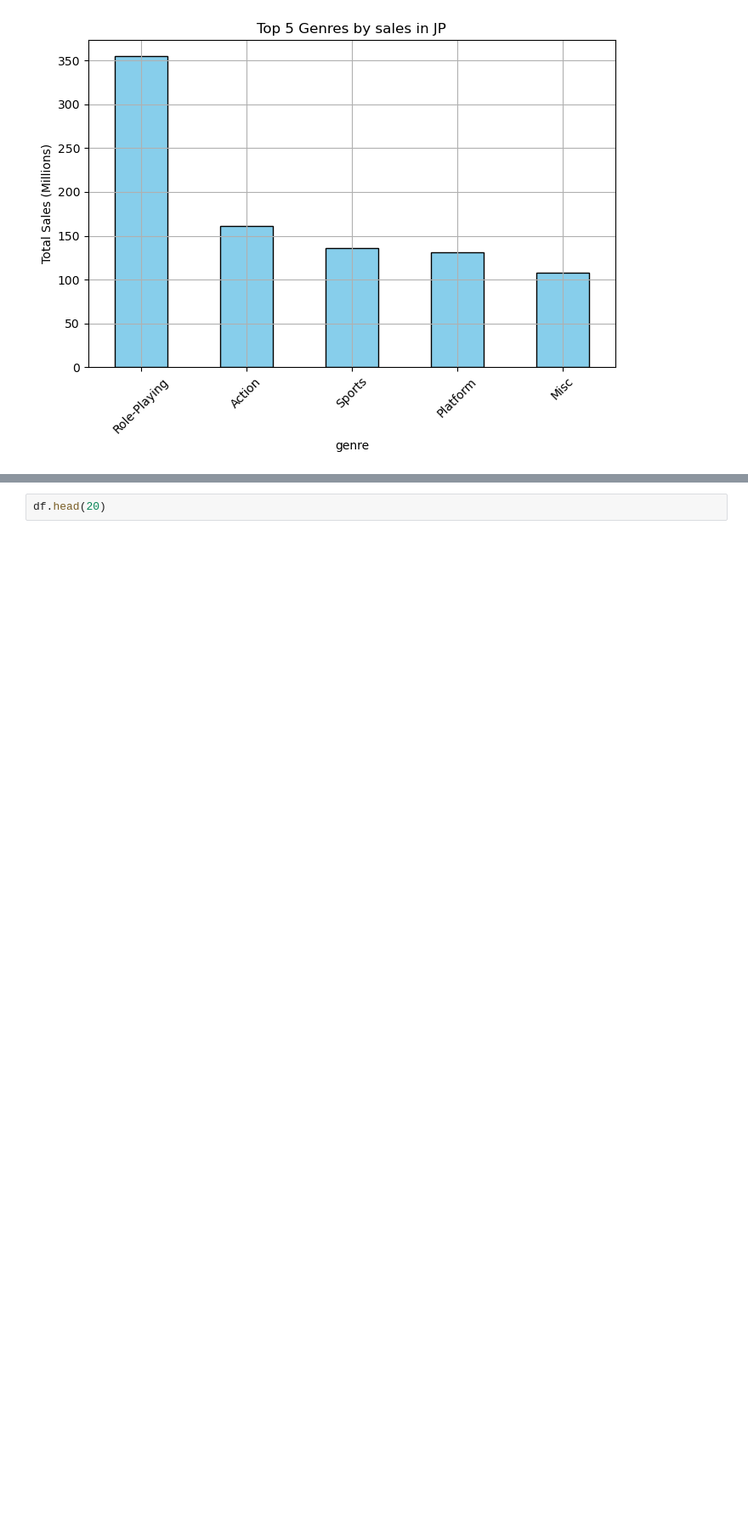
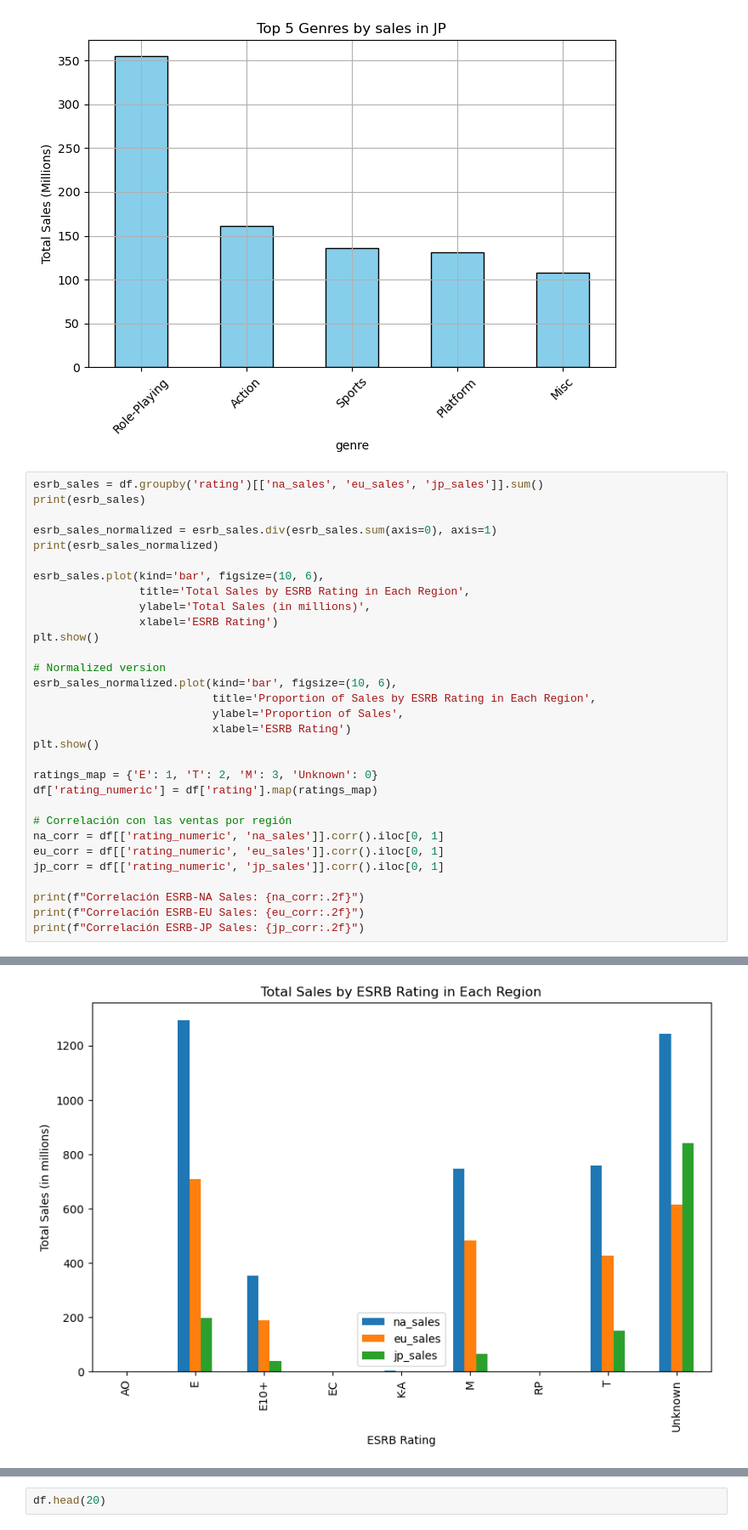
Before and after one commit to Eduardo56745/Proyecto-Integrado-1, a Jupyter notebook: Proyecto_Integrado_1.ipynb, the cells around one changed output, grey strips where cells are left out. Shown at 85% size. Cells and saved outputs as stored; diff of their text form; blank space fills up the shorter version.

Commit message:
ESRB Rating

```diff
--- a/Proyecto7.ipynb
+++ b/Proyecto_Integrado_1.ipynb
@@ -384,3 +384,35 @@ plt.show()
 [figure]
 [figure]
 [figure]
+# %%
+esrb_sales = df.groupby('rating')[['na_sales', 'eu_sales', 'jp_sales']].sum()
+print(esrb_sales)
+
+esrb_sales_normalized = esrb_sales.div(esrb_sales.sum(axis=0), axis=1)
+print(esrb_sales_normalized)
+
+esrb_sales.plot(kind='bar', figsize=(10, 6),
+                title='Total Sales by ESRB Rating in Each Region',
+                ylabel='Total Sales (in millions)',
+                xlabel='ESRB Rating')
+plt.show()
+
+# Normalized version
+esrb_sales_normalized.plot(kind='bar', figsize=(10, 6),
+                           title='Proportion of Sales by ESRB Rating in Each Region',
+                           ylabel='Proportion of Sales',
+                           xlabel='ESRB Rating')
+plt.show()
+
+ratings_map = {'E': 1, 'T': 2, 'M': 3, 'Unknown': 0}
+df['rating_numeric'] = df['rating'].map(ratings_map)
+
+# Correlación con las ventas por región
+na_corr = df[['rating_numeric', 'na_sales']].corr().iloc[0, 1]
+eu_corr = df[['rating_numeric', 'eu_sales']].corr().iloc[0, 1]
+jp_corr = df[['rating_numeric', 'jp_sales']].corr().iloc[0, 1]
+
+print(f"Correlación ESRB-NA Sales: {na_corr:.2f}")
+print(f"Correlación ESRB-EU Sales: {eu_corr:.2f}")
+print(f"Correlación ESRB-JP Sales: {jp_corr:.2f}")
+# %% [output]
@@ -386,0 +436 @@ plt.show()
+[figure, added]
```
Also changed, not shown: parts of 1 cell of this notebook, 1 other file.
